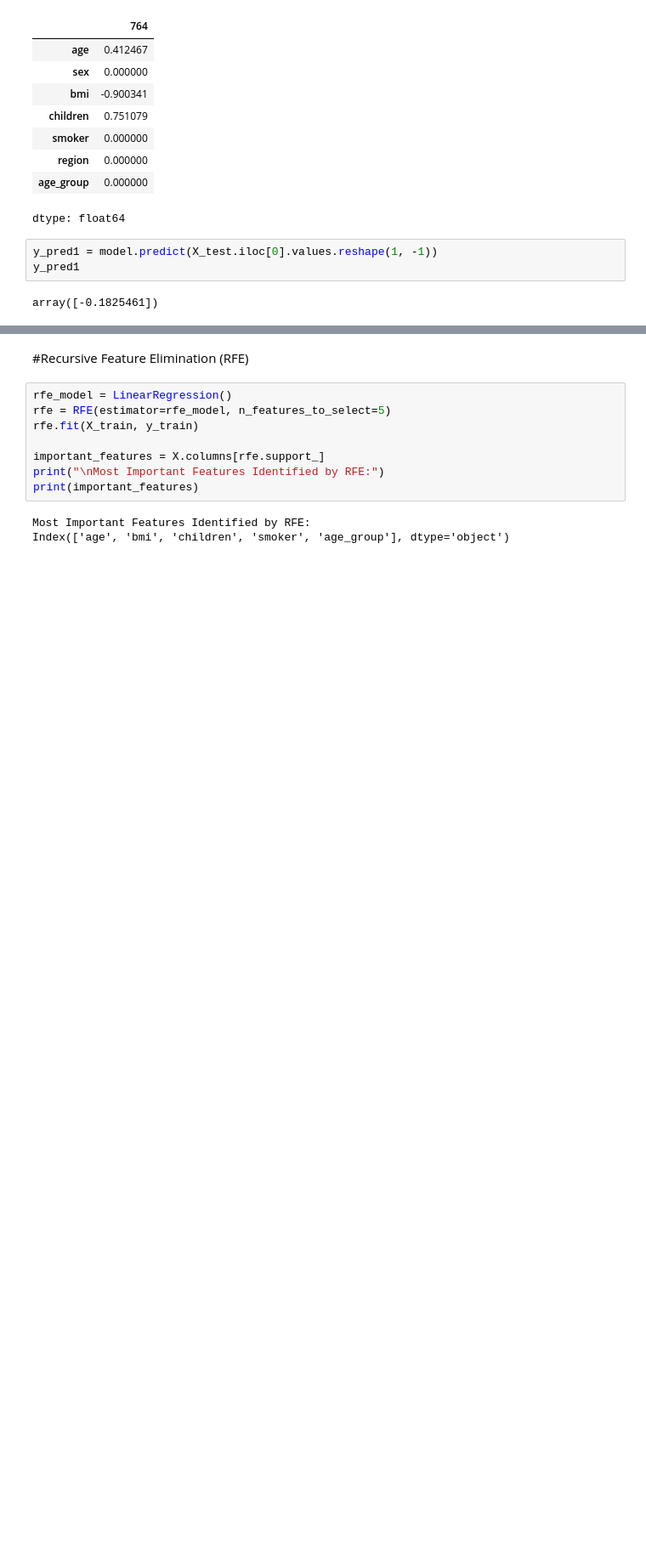
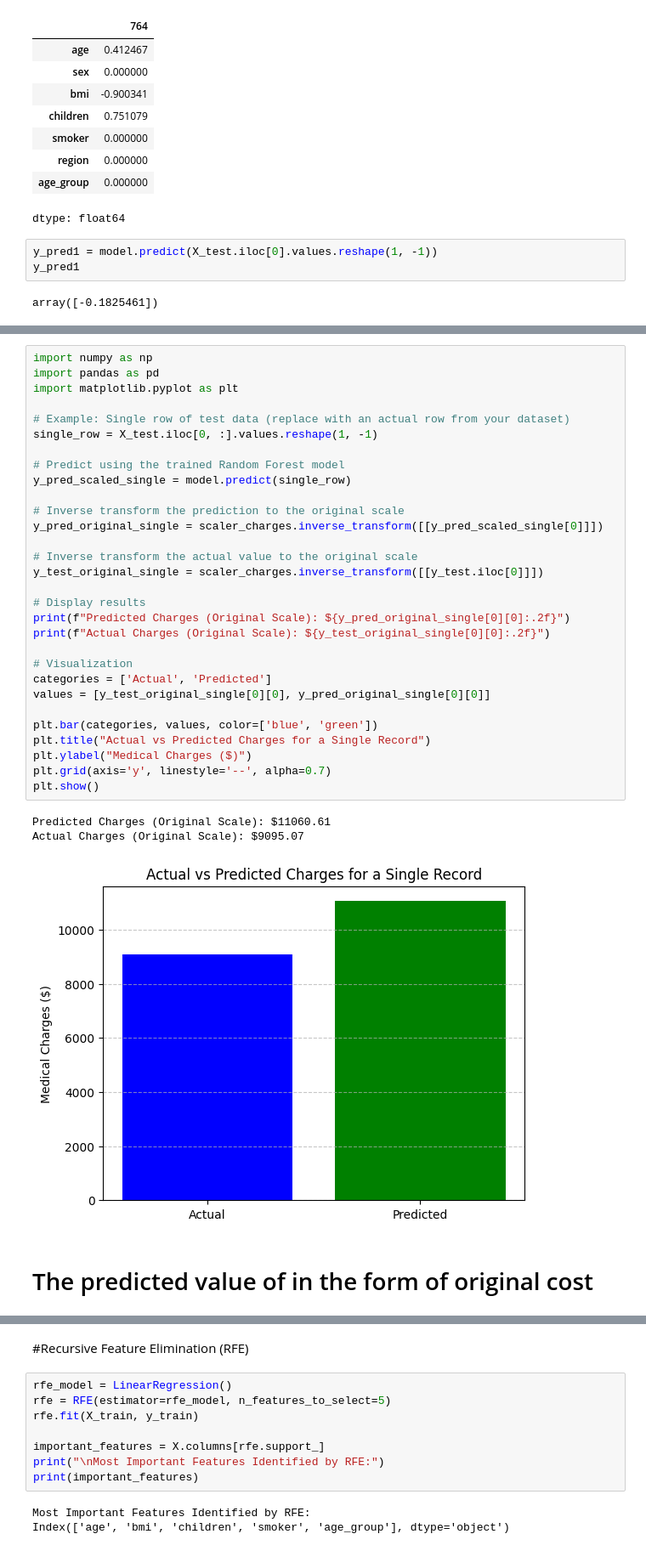
Before and after one commit to rehman04/assessment-component-2-group-presentation-YSJ, a Jupyter notebook: Assessment_componet_2_Group.ipynb, the cells around one changed output, grey strips where cells are left out. Shown at 85% size. Saved outputs shown, nothing was run; the diff lists cells and outputs as text; blank space fills up the shorter version.

```diff
--- a/Assessment_componet_2_Group.ipynb
+++ b/Assessment_componet_2_Group.ipynb
@@ -231,0 +302,36 @@ array([-0.1825461])
+# %%
+import numpy as np
+import pandas as pd
+import matplotlib.pyplot as plt
+
+# Example: Single row of test data (replace with an actual row from your dataset)
+single_row = X_test.iloc[0, :].values.reshape(1, -1)
+
+# Predict using the trained Random Forest model
+y_pred_scaled_single = model.predict(single_row)
+
+# Inverse transform the prediction to the original scale
+y_pred_original_single = scaler_charges.inverse_transform([[y_pred_scaled_single[0]]])
+
+# Inverse transform the actual value to the original scale
+y_test_original_single = scaler_charges.inverse_transform([[y_test.iloc[0]]])
+
+# Display results
+print(f"Predicted Charges (Original Scale): ${y_pred_original_single[0][0]:.2f}")
+print(f"Actual Charges (Original Scale): ${y_test_original_single[0][0]:.2f}")
+
+# Visualization
+categories = ['Actual', 'Predicted']
+values = [y_test_original_single[0][0], y_pred_original_single[0][0]]
+
+plt.bar(categories, values, color=['blue', 'green'])
+plt.title("Actual vs Predicted Charges for a Single Record")
+plt.ylabel("Medical Charges ($)")
+plt.grid(axis='y', linestyle='--', alpha=0.7)
+plt.show()
+# %% [output]
+Predicted Charges (Original Scale): $11060.61
+Actual Charges (Original Scale): $9095.07
+[figure, added]
+# %% [markdown]
+# The predicted value of in the form of original cost
```
Also changed, not shown: parts of 9 cells of this notebook.
